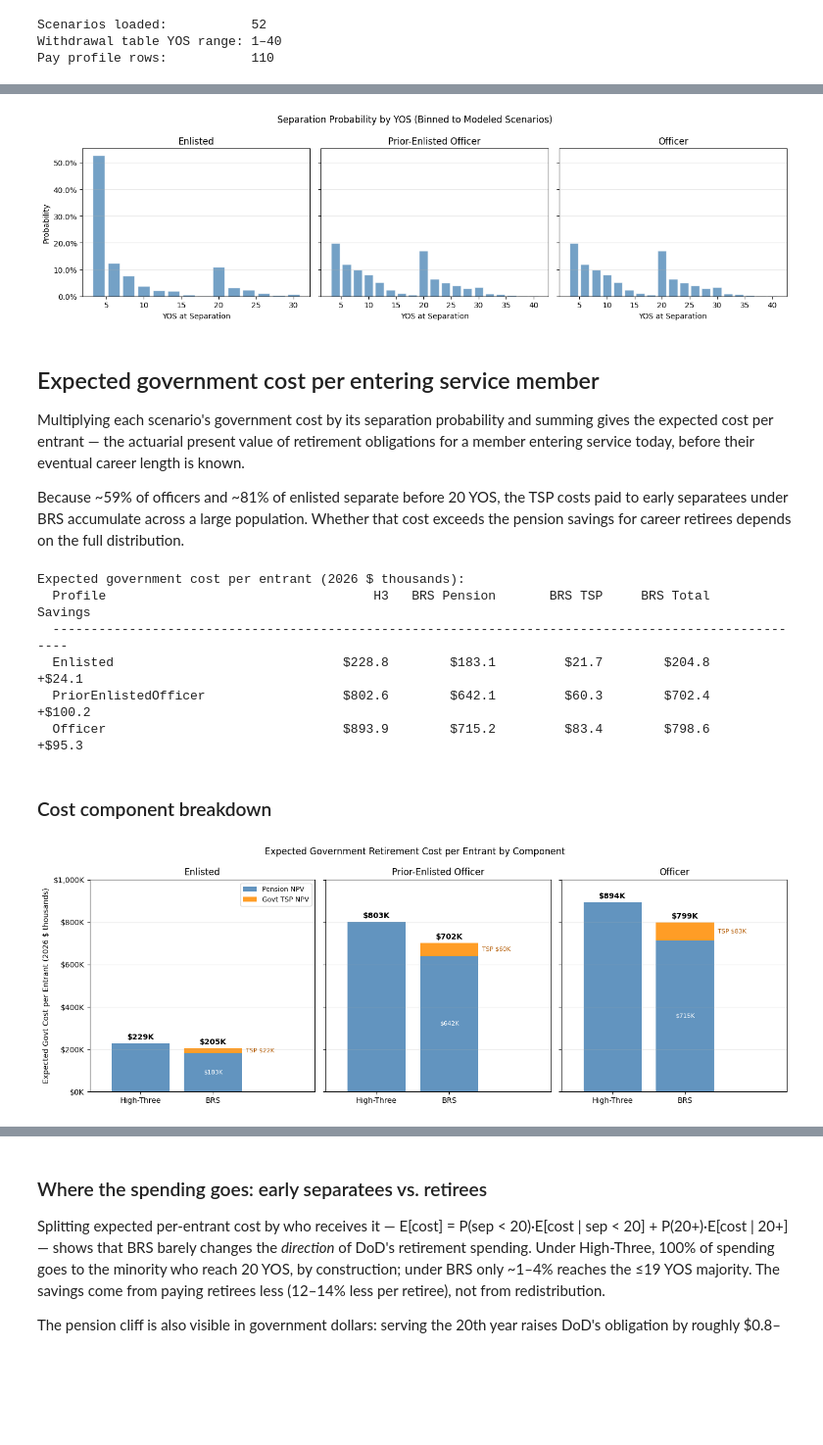
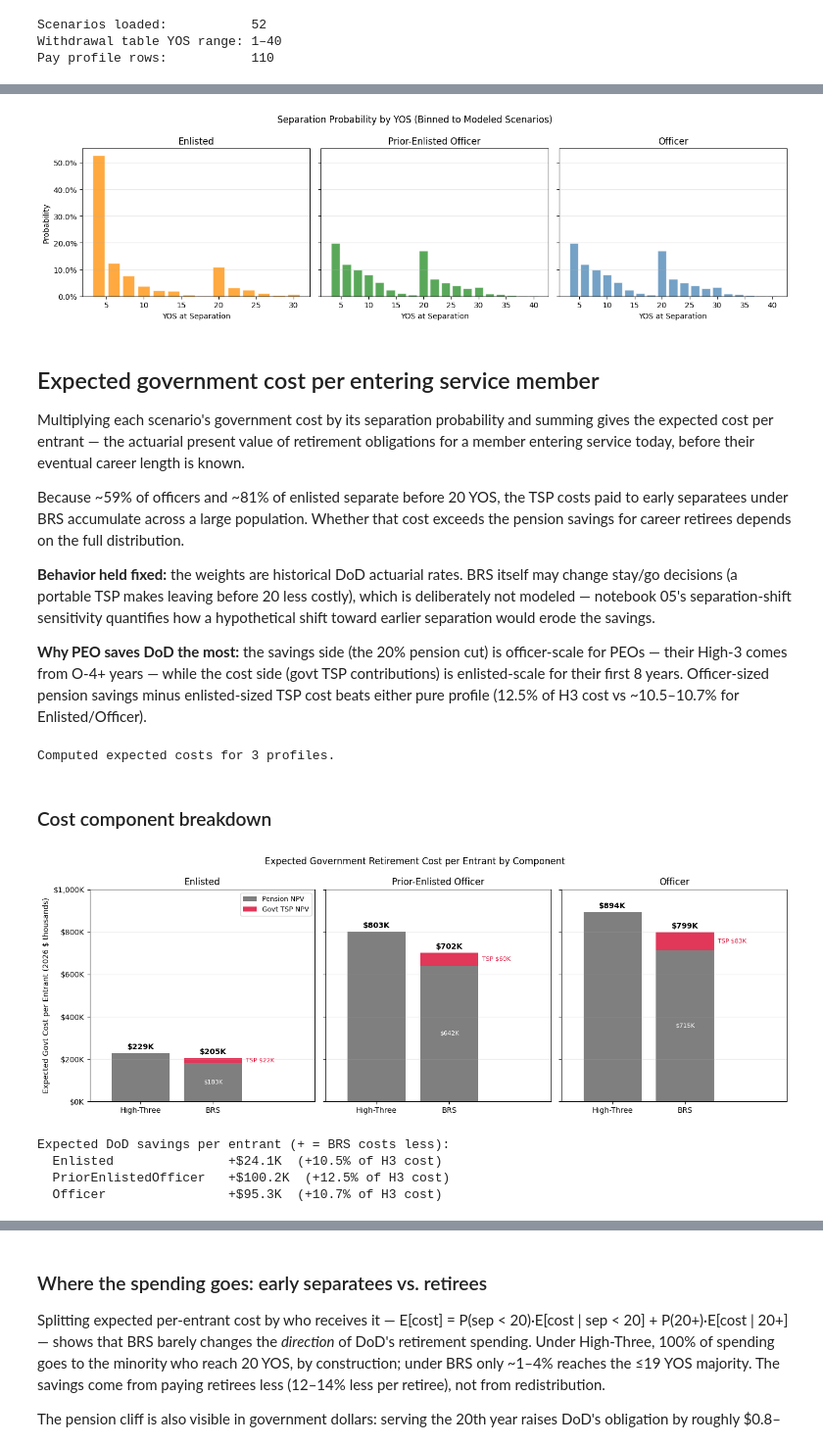
Before and after one commit to sgelety/military-retirement-monte-carlo, a Jupyter notebook: notebooks/04_government_fiscal.ipynb, the cells around one changed output, grey strips where cells are left out. Shown at 98% size. Saved outputs shown, nothing was run; the diff lists cells and outputs as text; code cells hidden in the pictures; blank space fills up the shorter version.

```diff
--- a/notebooks/04_government_fiscal.ipynb
+++ b/notebooks/04_government_fiscal.ipynb
@@ -417,7 +445,7 @@ for ax, (profile, label) in zip(
         w.index,
         w.values,
         width=1.6,
-        color="steelblue",
+        color=profile_colors[profile],
         alpha=0.75,
         edgecolor="white",
     )
@@ -437,7 +465,7 @@ fig.suptitle(
 plt.tight_layout()
 plt.show()
 # %% [output]
-[figure, old version]
+[figure, new version]
 # %% [markdown]
 ## Expected government cost per entering service member
 
@@ -450,6 +478,21 @@ Because ~59% of officers and ~81% of enlisted separate before
 20 YOS, the TSP costs paid to early separatees under BRS accumulate
 across a large population. Whether that cost exceeds the pension
 savings for career retirees depends on the full distribution.
+
+**Behavior held fixed:** the weights are historical DoD
+actuarial rates. BRS itself may change stay/go decisions (a
+portable TSP makes leaving before 20 less costly), which is
+deliberately not modeled — notebook 05's separation-shift
+sensitivity quantifies how a hypothetical shift toward
+earlier separation would erode the savings.
+
+**Why PEO saves DoD the most:** the savings side (the 20%
+pension cut) is officer-scale for PEOs — their High-3 comes
+from O-4+ years — while the cost side (govt TSP
+contributions) is enlisted-scale for their first 8 years.
+Officer-sized pension savings minus enlisted-sized TSP cost
+beats either pure profile (12.5% of H3 cost vs ~10.5–10.7%
+for Enlisted/Officer).
 # %%
 records = []
 for profile in PROFILE_ORDER:
@@ -485,44 +528,20 @@ for profile in PROFILE_ORDER:
 
 expected = pd.DataFrame(records)
 
-W = 13
 print(
-    "Expected government cost per entrant (2026 $ thousands):"
+    f"Computed expected costs for"
+    f" {len(expected)} profiles."
 )
-print(
-    f"  {'Profile':30} {'H3':>{W}}"
-    f" {'BRS Pension':>{W}} {'BRS TSP':>{W}}"
-    f" {'BRS Total':>{W}} {'Savings':>{W}}"
-)
-print("  " + "-" * (35 + W * 5))
-for _, row in expected.iterrows():
-    sign = "+" if row["Savings_PerEntrant"] >= 0 else "-"
-    sv_k = row["Savings_PerEntrant"] / 1000
-    sv_str = sign + "$" + format(abs(sv_k), ",.1f")
-    print(
-        f"  {row['Profile']:30}"
-        f" {'$' + format(row['H3_Expected'] / 1000, ',.1f'):>{W}}"
-        f" {'$' + format(row['BRS_PensionExp'] / 1000, ',.1f'):>{W}}"
-        f" {'$' + format(row['BRS_TSPExp'] / 1000, ',.1f'):>{W}}"
-        f" {'$' + format(row['BRS_Expected'] / 1000, ',.1f'):>{W}}"
-        f" {sv_str:>{W}}"
-    )
 # %% [output]
-Expected government cost per entrant (2026 $ thousands):
-  Profile                                   H3   BRS Pension       BRS TSP     BRS Total       Savings
-  ----------------------------------------------------------------------------------------------------
-  Enlisted                              $228.8        $183.1         $21.7        $204.8        +$24.1
-  PriorEnlistedOfficer                  $802.6        $642.1         $60.3        $702.4       +$100.2
-  Officer                               $893.9        $715.2         $83.4        $798.6        +$95.3
+Computed expected costs for 3 profiles.
 # %% [markdown]
 ### Cost component breakdown
 # %%
-display_profiles = PROFILE_ORDER
 fig, axes = plt.subplots(
     1, 3, figsize=(14, 5), sharey=True
 )
 
-for ax, profile in zip(axes, display_profiles):
+for ax, profile in zip(axes, PROFILE_ORDER):
     row = expected.set_index("Profile").loc[profile]
     systems = ["High-Three", "BRS"]
     pension_vals = [
@@ -543,7 +562,7 @@ for ax, profile in zip(axes, display_profiles):
         x,
         pension_vals,
         label="Pension NPV",
-        color="steelblue",
+        color="dimgray",
         alpha=0.85,
     )
     ax.bar(
@@ -551,7 +570,7 @@ for ax, profile in zip(axes, display_profiles):
         tsp_vals,
         bottom=pension_vals,
         label="Govt TSP NPV",
-        color="darkorange",
+        color="crimson",
         alpha=0.85,
     )
 
@@ -582,32 +601,49 @@ for ax, profile in zip(axes, display_profiles):
         ha="left",
         va="center",
         fontsize=8,
-        color="#B35900",
+        color="crimson",
     )
 
     ax.set_xlim(-0.7, 2.4)
     ax.set_xticks(x)
     ax.set_xticklabels(systems)
     ax.set_title(profile_labels[profile])
     ax.yaxis.set_major_formatter(
         mticker.FuncFormatter(
             lambda v, _: f"${v:,.0f}K"
         )
     )
     ax.grid(axis="y", alpha=0.3)
 
 ymax = expected["H3_Expected"].max() / 1000
 axes[0].set_ylim(0, ymax * 1.12)
 axes[0].legend(fontsize=9, loc="upper right")
 axes[0].set_ylabel(
     "Expected Govt Cost per Entrant (2026 $ thousands)"
 )
 fig.suptitle(
     "Expected Government Retirement Cost per Entrant"
     " by Component",
     fontsize=12,
 )
 plt.tight_layout()
 plt.show()
+
+print(
+    "Expected DoD savings per entrant"
+    " (+ = BRS costs less):"
+)
+for _, row in expected.iterrows():
+    sign = "+" if row["Savings_PerEntrant"] >= 0 else ""
+    sv_k = row["Savings_PerEntrant"] / 1000
+    print(
+        f"  {row['Profile']:22}"
+        f" {sign}${sv_k:,.1f}K"
+        f"  ({sign}{row['Savings_Pct']:.1%} of H3 cost)"
+    )
 # %% [output]
-[figure, old version]
+[figure, new version]
+Expected DoD savings per entrant (+ = BRS costs less):
+  Enlisted               +$24.1K  (+10.5% of H3 cost)
+  PriorEnlistedOfficer   +$100.2K  (+12.5% of H3 cost)
+  Officer                +$95.3K  (+10.7% of H3 cost)
```
Also changed, not shown: parts of 27 cells of this notebook.
